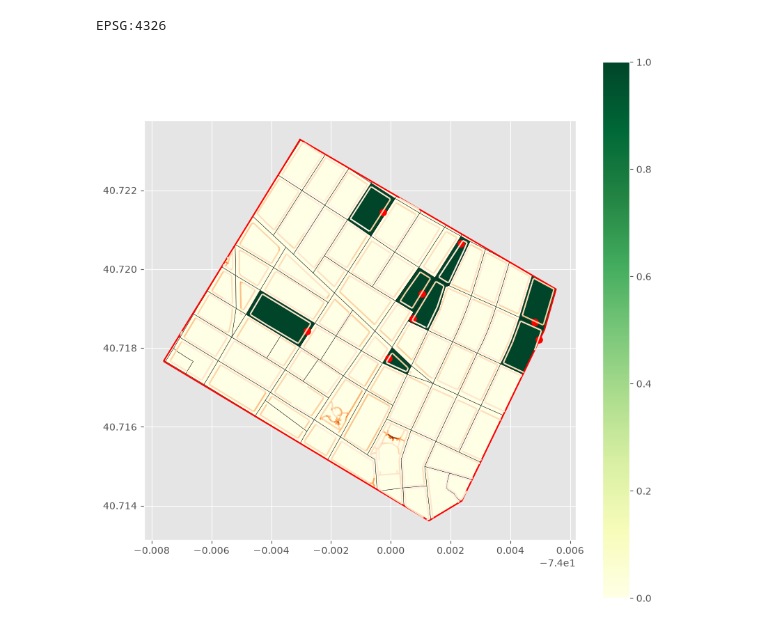
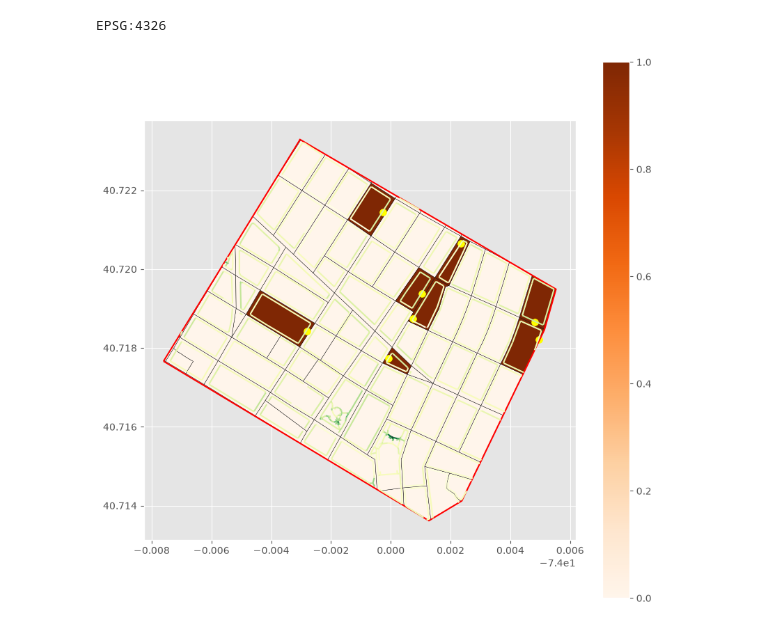
Before and after one commit to rachelshin-works/cdp-mapping-systems, a Jupyter notebook: Assignment_rachel/chinatown_seating_locations.ipynb, the cells around one changed output. Saved outputs shown, nothing was run; the diff lists cells and outputs as text; code cells hidden in the pictures.

```diff
--- a/Assignment_rachel/chinatown_seating_locations.ipynb
+++ b/Assignment_rachel/chinatown_seating_locations.ipynb
@@ -344,15 +344,15 @@ census_block_chinatown = census_block_chinatown.merge(
 # %%
 ax = census_block_chinatown.plot(
     column="seating_count",
-    cmap="YlGn",
+    cmap="Oranges",
     legend=True,
     figsize=(10, 10),
     edgecolor="black",
     linewidth=0.3,
 )
 chinatown_gdf.boundary.plot(ax=ax, color="red", linewidth=1.5)
-sidewalk_chinatown.plot(ax=ax, column="width", cmap="Oranges", linewidth=1.5)
-seating_chinatown.plot(ax=ax, color="red", markersize=50)
+sidewalk_chinatown.plot(ax=ax, column="width", cmap="YlGn", linewidth=1.5)
+seating_chinatown.plot(ax=ax, color="yellow", markersize=50)
 plt.show()
 # %% [output]
-[figure, old version]
+[figure, new version]
```
Also changed, not shown: parts of 10 cells of this notebook.
